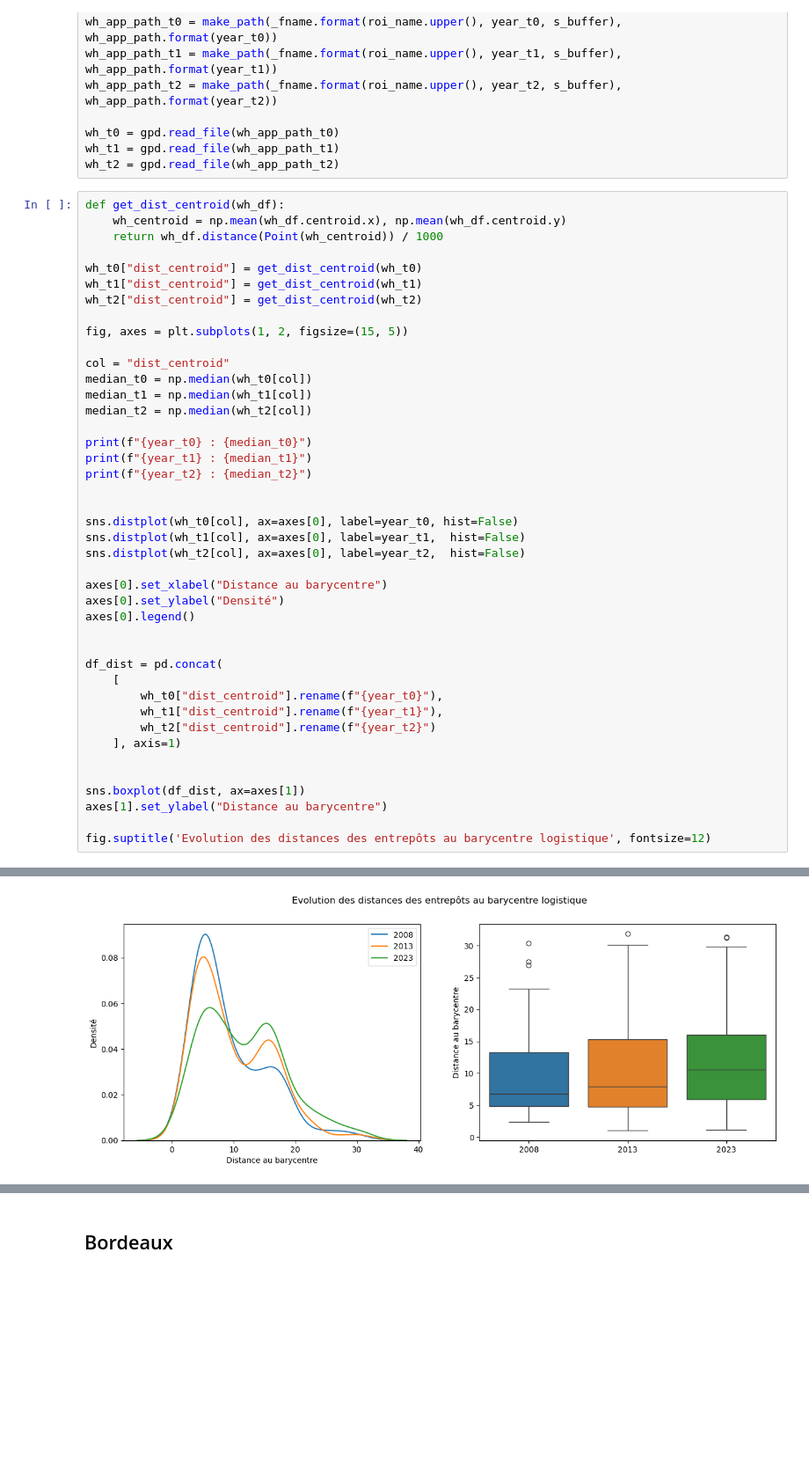
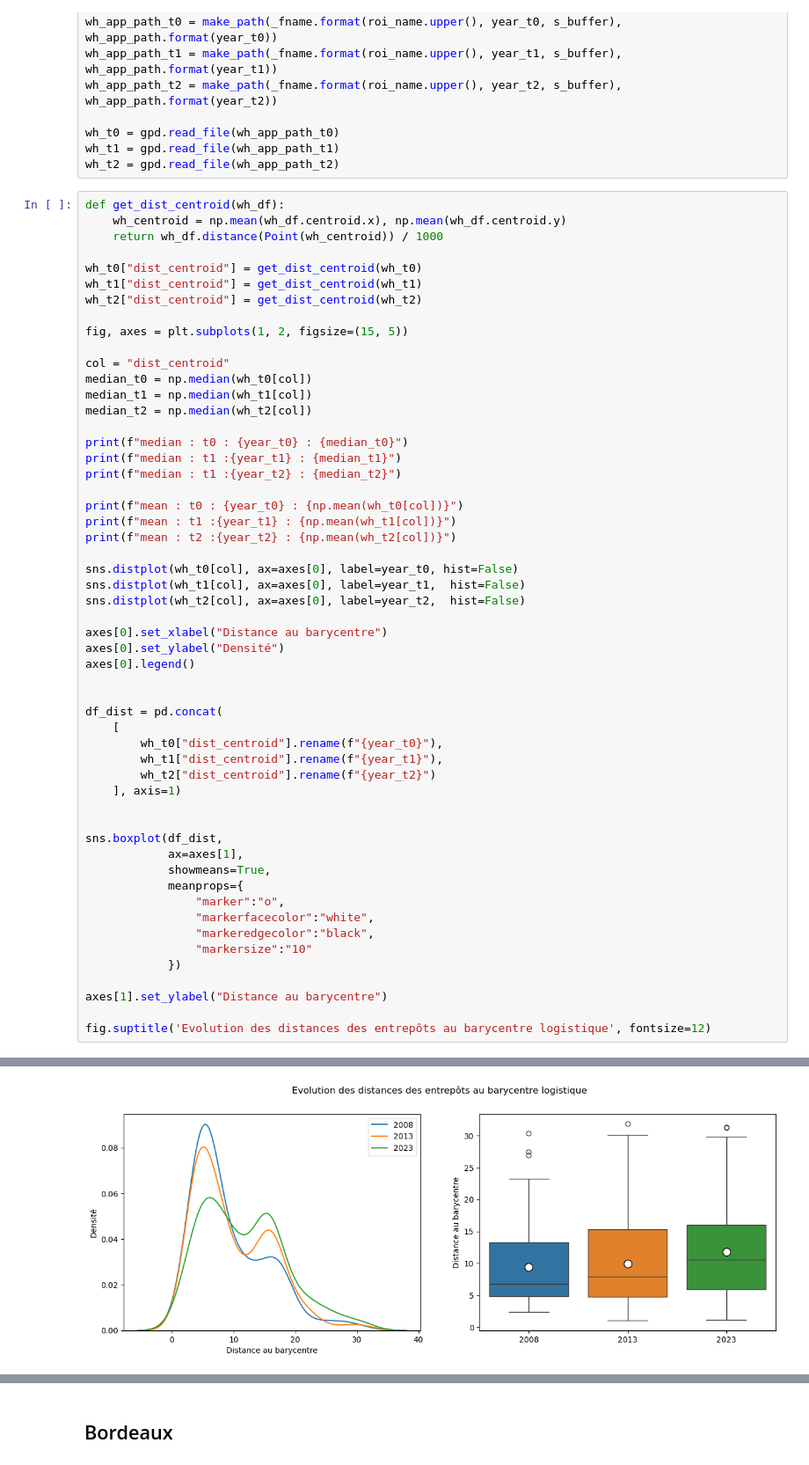
Before and after one commit to brustt/logistics_sprawl, a Jupyter notebook: notebooks/visualization.ipynb, the cells around one changed output, grey strips where cells are left out. Shown: that part at 88% size. Cells and saved outputs as stored; diff of their text form; blank space fills up the shorter version.

```diff
--- a/notebooks/visualization.ipynb
+++ b/notebooks/visualization.ipynb
@@ -93,10 +93,13 @@ median_t0 = np.median(wh_t0[col])
 median_t1 = np.median(wh_t1[col])
 median_t2 = np.median(wh_t2[col])
 
-print(f"{year_t0} : {median_t0}")
-print(f"{year_t1} : {median_t1}")
-print(f"{year_t2} : {median_t2}")
+print(f"median : t0 : {year_t0} : {median_t0}")
+print(f"median : t1 :{year_t1} : {median_t1}")
+print(f"median : t1 :{year_t2} : {median_t2}")
 
+print(f"mean : t0 : {year_t0} : {np.mean(wh_t0[col])}")
+print(f"mean : t1 :{year_t1} : {np.mean(wh_t1[col])}")
+print(f"mean : t2 :{year_t2} : {np.mean(wh_t2[col])}")
 
 sns.distplot(wh_t0[col], ax=axes[0], label=year_t0, hist=False)
 sns.distplot(wh_t1[col], ax=axes[0], label=year_t1,  hist=False)
@@ -115,7 +118,16 @@ df_dist = pd.concat(
     ], axis=1)
 
 
-sns.boxplot(df_dist, ax=axes[1])
+sns.boxplot(df_dist,
+            ax=axes[1],
+            showmeans=True,
+            meanprops={
+                "marker":"o",
+                "markerfacecolor":"white",
+                "markeredgecolor":"black",
+                "markersize":"10"
+            })
+
 axes[1].set_ylabel("Distance au barycentre")
 
 fig.suptitle('Evolution des distances des entrepôts au barycentre logistique', fontsize=12)
@@ -143,5 +158,5 @@ https://gist.github.com/mwaskom/de44147ed2974457ad6372750bbe5751
 Text(0.5, 0.98, 'Evolution des distances des entrepôts au barycentre logistique')
-[figure, old version]
+[figure, new version]
 # %%
 df_hist = make_concat_ds_year(wh_t0, wh_t1, wh_t2, columns=["ID"])
 cnt = df_hist[["ID_t0","ID_t1", "ID_t2"]].melt(var_name="annee").dropna()
```
Also changed, not shown: parts of 19 cells of this notebook, 1 other file.
